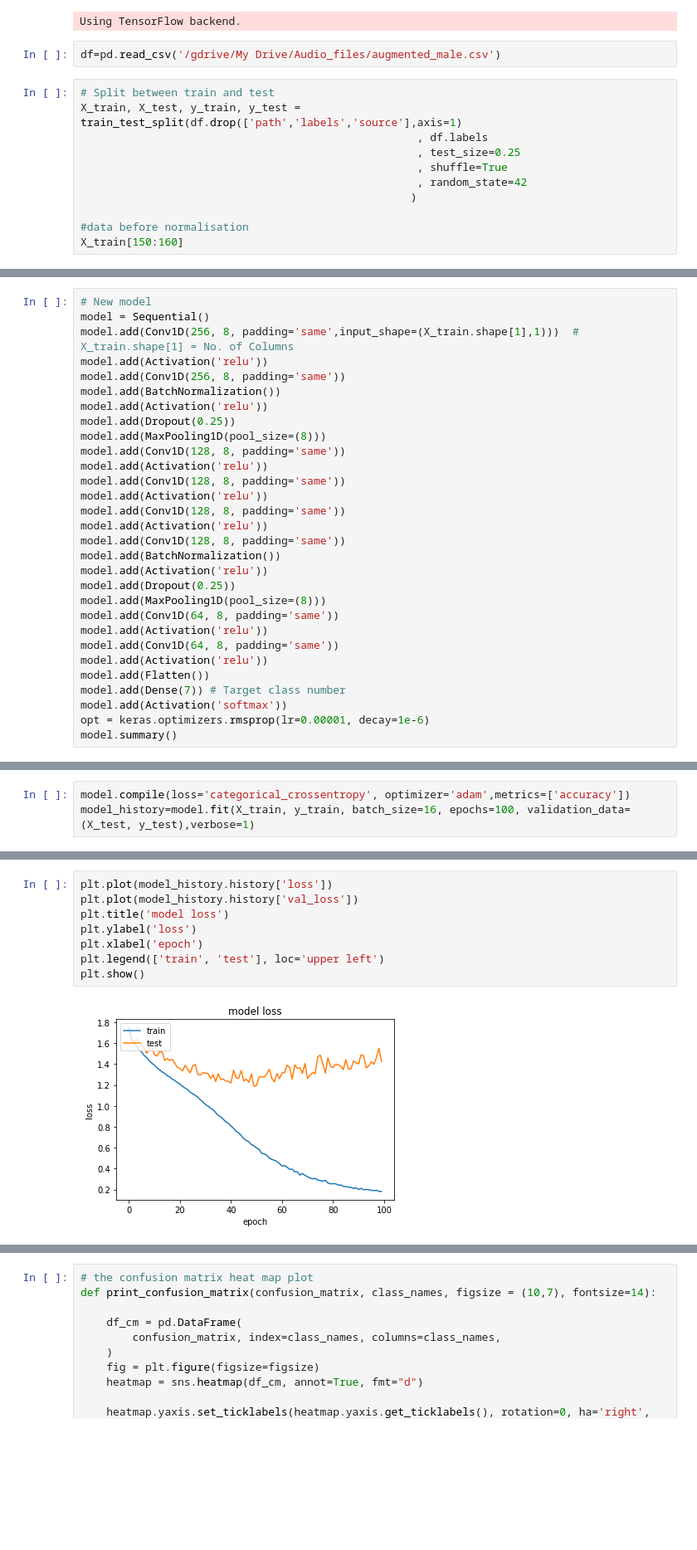
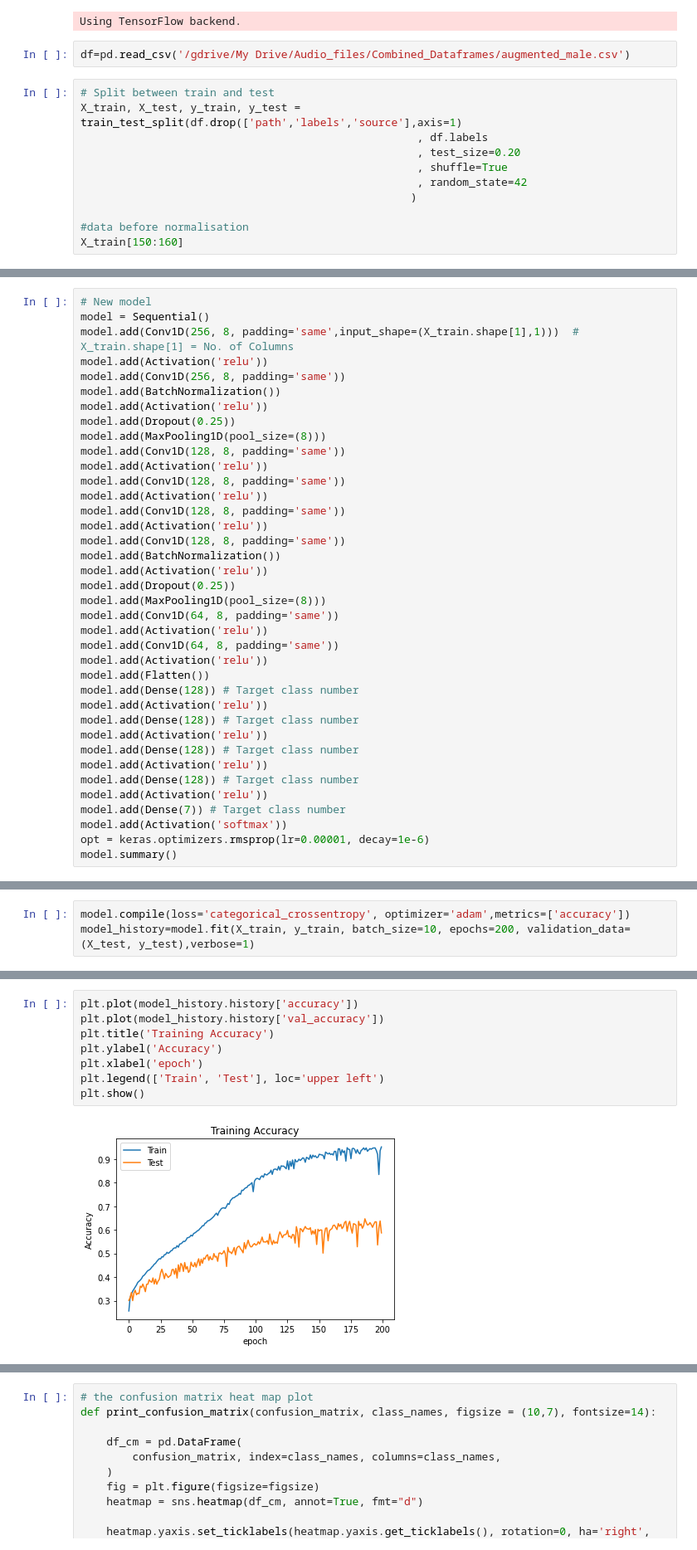
Before and after one commit to puneat/Audio_Sentiment, a Jupyter notebook: Male_Augmented_model.ipynb, the cells around one changed output, grey strips where cells are left out. Shown at 83% size. Drawn from its saved outputs; the diff is of its cells as text; blank space fills up the shorter version.

Commit message:
Improved accuracy to 58.9% by adding more dense layers with higher number of neurons

```diff
--- a/Male_Augmented_model.ipynb
+++ b/Male_Augmented_model.ipynb
@@ -47,12 +47,12 @@ import IPython.display as ipd  # To play sound in the notebook
 # %% [output]
 Using TensorFlow backend.
 # %%
-df=pd.read_csv('/gdrive/My Drive/Audio_files/augmented_male.csv')
+df=pd.read_csv('/gdrive/My Drive/Audio_files/Combined_Dataframes/augmented_male.csv')
 # %%
 # Split between train and test
 X_train, X_test, y_train, y_test = train_test_split(df.drop(['path','labels','source'],axis=1)
                                                     , df.labels
-                                                    , test_size=0.25
+                                                    , test_size=0.20
                                                     , shuffle=True
                                                     , random_state=42
                                                    )
@@ -151,6 +151,14 @@ model.add(Activation('relu'))
 model.add(Conv1D(64, 8, padding='same'))
 model.add(Activation('relu'))
 model.add(Flatten())
+model.add(Dense(128)) # Target class number
+model.add(Activation('relu'))
+model.add(Dense(128)) # Target class number
+model.add(Activation('relu'))
+model.add(Dense(128)) # Target class number
+model.add(Activation('relu'))
+model.add(Dense(128)) # Target class number
+model.add(Activation('relu'))
 model.add(Dense(7)) # Target class number
 model.add(Activation('softmax'))
 opt = keras.optimizers.rmsprop(lr=0.00001, decay=1e-6)
@@ -175,5 +183,5 @@ Non-trainable params: 768
 _________________________________________________________________
 # %%
 model.compile(loss='categorical_crossentropy', optimizer='adam',metrics=['accuracy'])
-model_history=model.fit(X_train, y_train, batch_size=16, epochs=100, validation_data=(X_test, y_test),verbose=1)
+model_history=model.fit(X_train, y_train, batch_size=10, epochs=200, validation_data=(X_test, y_test),verbose=1)
 # %% [output]
@@ -197,12 +205,12 @@ Epoch 94/100
 # %%
-plt.plot(model_history.history['loss'])
-plt.plot(model_history.history['val_loss'])
-plt.title('model loss')
-plt.ylabel('loss')
+plt.plot(model_history.history['accuracy'])
+plt.plot(model_history.history['val_accuracy'])
+plt.title('Training Accuracy')
+plt.ylabel('Accuracy')
 plt.xlabel('epoch')
-plt.legend(['train', 'test'], loc='upper left')
+plt.legend(['Train', 'Test'], loc='upper left')
 plt.show()
 # %% [output]
-[figure, old version]
+[figure, new version]
 # %%
 # Save model and weights
```
Also changed, not shown: parts of 15 cells of this notebook.
